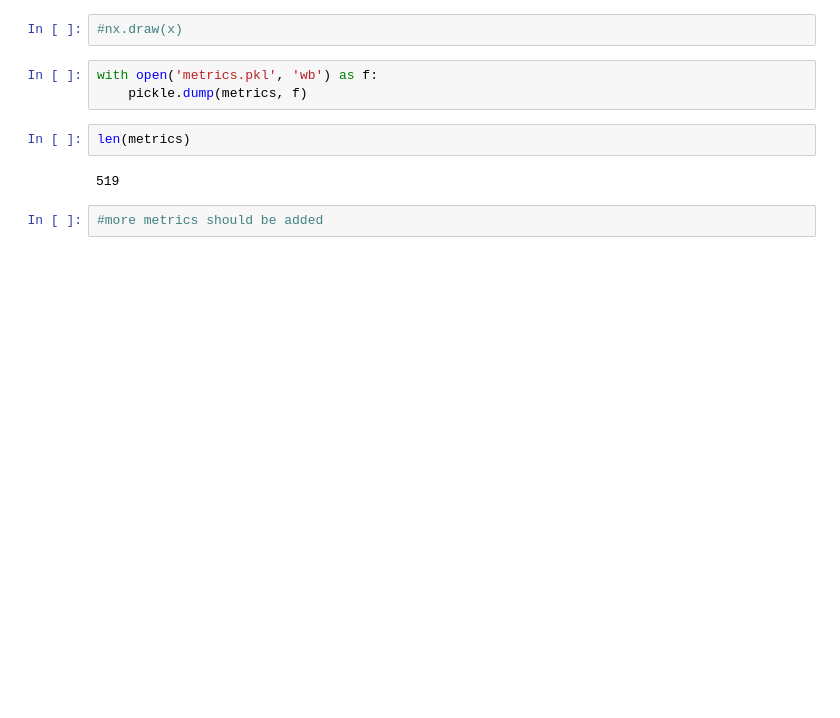
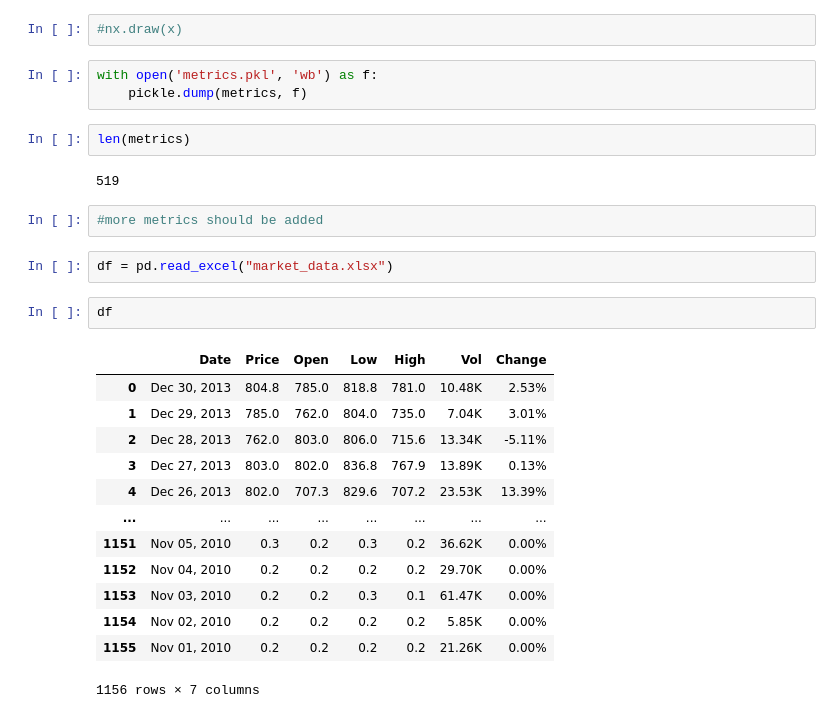
Before and after one commit to nebipeker/Analyzing-Transaction-Graphs-for-Price-Prediction-of-Bitcoin, a Jupyter notebook: Graph Metrics Extractor.ipynb, the cells around one changed output. Saved outputs shown, nothing was run; the diff lists cells and outputs as text; blank space fills up the shorter version.

```diff
--- a/Graph Metrics Extractor.ipynb
+++ b/Graph Metrics Extractor.ipynb
@@ -31,3 +52,21 @@ len(metrics)
 519
 # %%
 #more metrics should be added
+# %%
+df = pd.read_excel("market_data.xlsx")
+# %%
+df
+# %% [output]
+|  | Date | Price | Open | Low | High | Vol | Change |
+| 0 | Dec 30, 2013 | 804.8 | 785.0 | 818.8 | 781.0 | 10.48K | 2.53% |
+| 1 | Dec 29, 2013 | 785.0 | 762.0 | 804.0 | 735.0 | 7.04K | 3.01% |
+| 2 | Dec 28, 2013 | 762.0 | 803.0 | 806.0 | 715.6 | 13.34K | -5.11% |
+| 3 | Dec 27, 2013 | 803.0 | 802.0 | 836.8 | 767.9 | 13.89K | 0.13% |
+| 4 | Dec 26, 2013 | 802.0 | 707.3 | 829.6 | 707.2 | 23.53K | 13.39% |
+| ... | ... | ... | ... | ... | ... | ... | ... |
+| 1151 | Nov 05, 2010 | 0.3 | 0.2 | 0.3 | 0.2 | 36.62K | 0.00% |
+| 1152 | Nov 04, 2010 | 0.2 | 0.2 | 0.2 | 0.2 | 29.70K | 0.00% |
+| 1153 | Nov 03, 2010 | 0.2 | 0.2 | 0.3 | 0.1 | 61.47K | 0.00% |
+| 1154 | Nov 02, 2010 | 0.2 | 0.2 | 0.2 | 0.2 | 5.85K | 0.00% |
+| 1155 | Nov 01, 2010 | 0.2 | 0.2 | 0.2 | 0.2 | 21.26K | 0.00% |
+1156 rows × 7 columns
```
Also changed, not shown: parts of 6 cells of this notebook, 5 other files.
